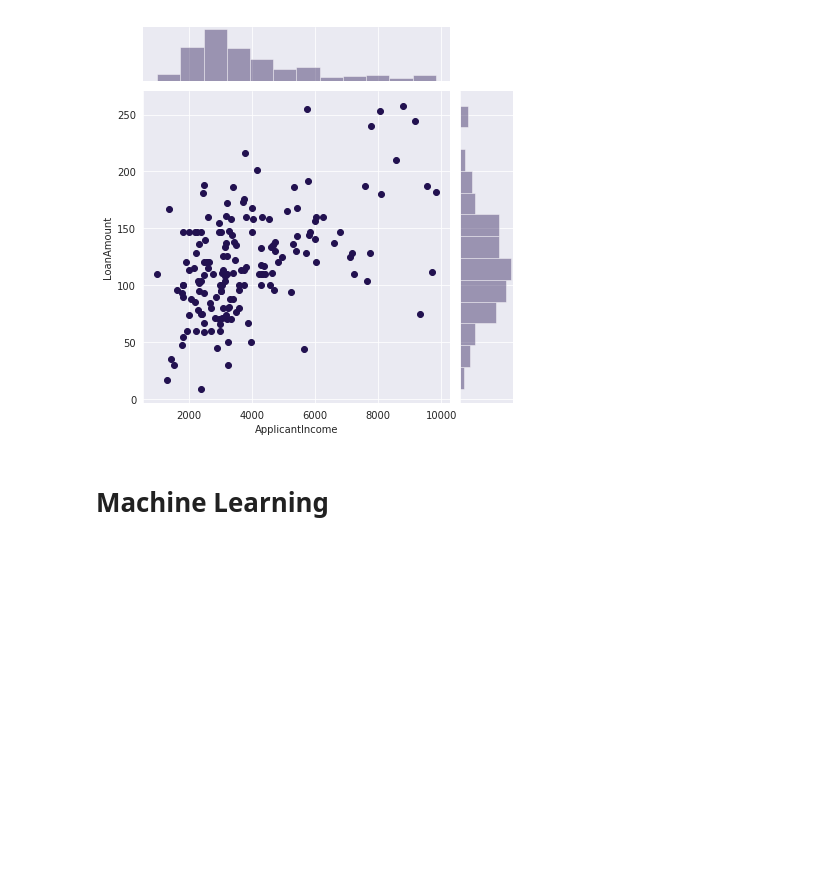
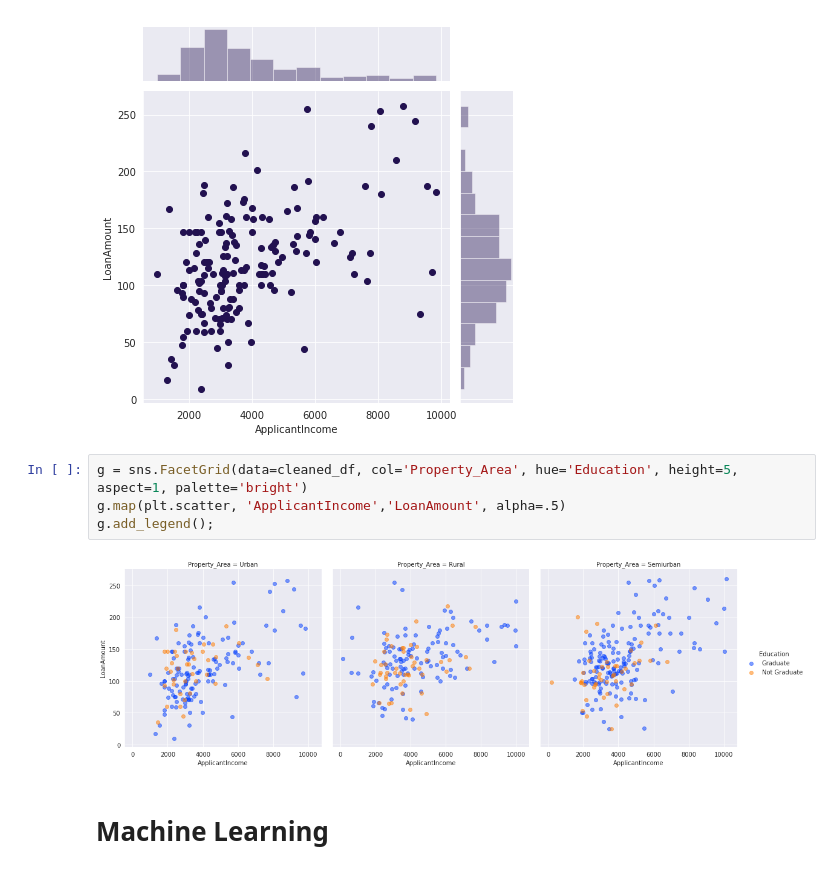
Before and after one commit to yammy20/DataScienceProjects, a Jupyter notebook: LoanPredictionSet/Loan Prediction Set.ipynb, the cells around one changed output. Drawn from its saved outputs; the diff is of its cells as text; blank space fills up the shorter version.

```diff
--- a/LoanPredictionSet/Loan Prediction Set.ipynb
+++ b/LoanPredictionSet/Loan Prediction Set.ipynb
@@ -1306,6 +1306,12 @@ sns.jointplot(data=cleaned_df[cleaned_df['Property_Area']=='Urban'], x="Applican
 # %% [output]
 <seaborn.axisgrid.JointGrid at 0x...>
 [figure]
+# %%
+g = sns.FacetGrid(data=cleaned_df, col='Property_Area', hue='Education', height=5, aspect=1, palette='bright')
+g.map(plt.scatter, 'ApplicantIncome','LoanAmount', alpha=.5)
+g.add_legend();
+# %% [output]
+[figure, added]
 # %% [markdown]
 # Machine Learning
 # %% [markdown]
```
Also changed, not shown: parts of 2 cells of this notebook.
